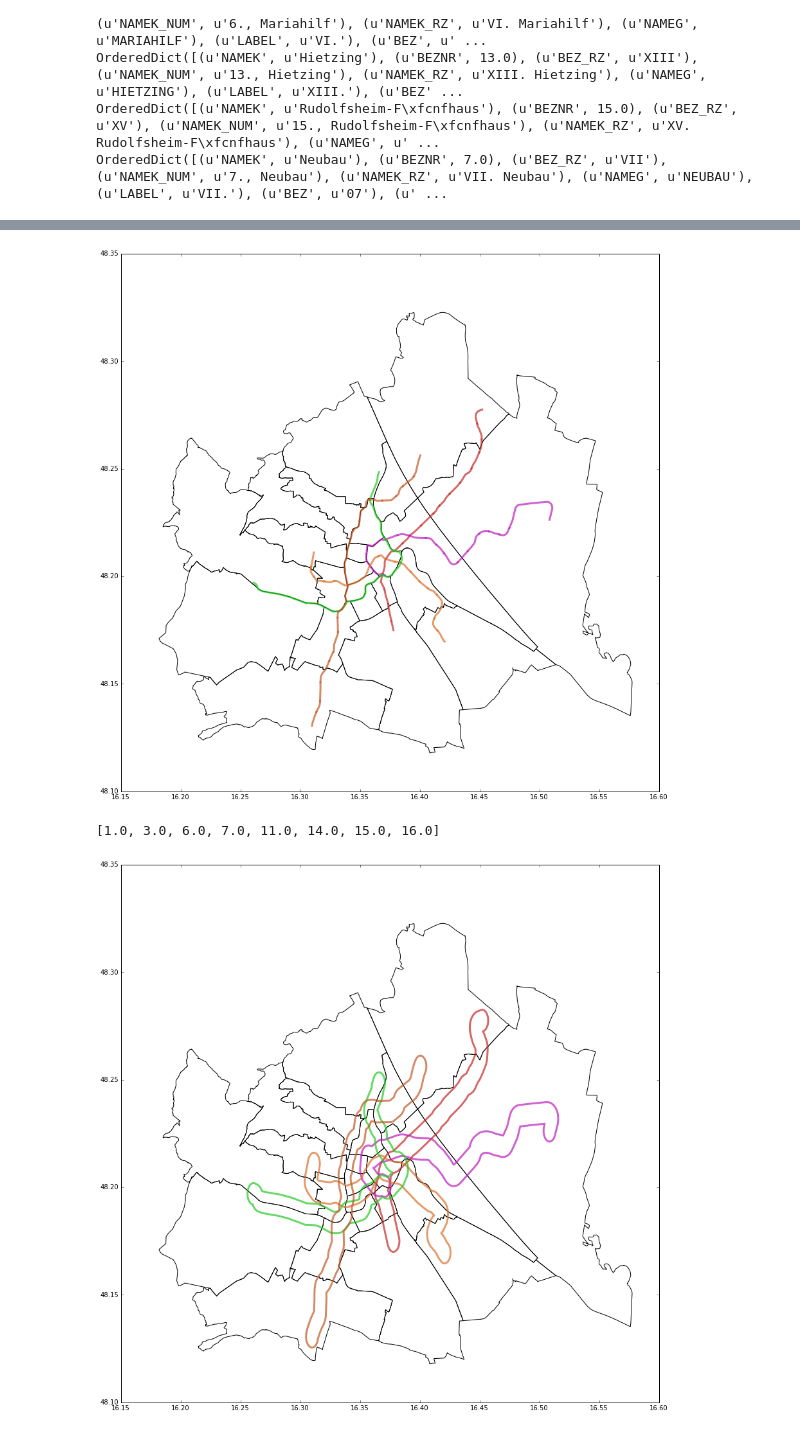
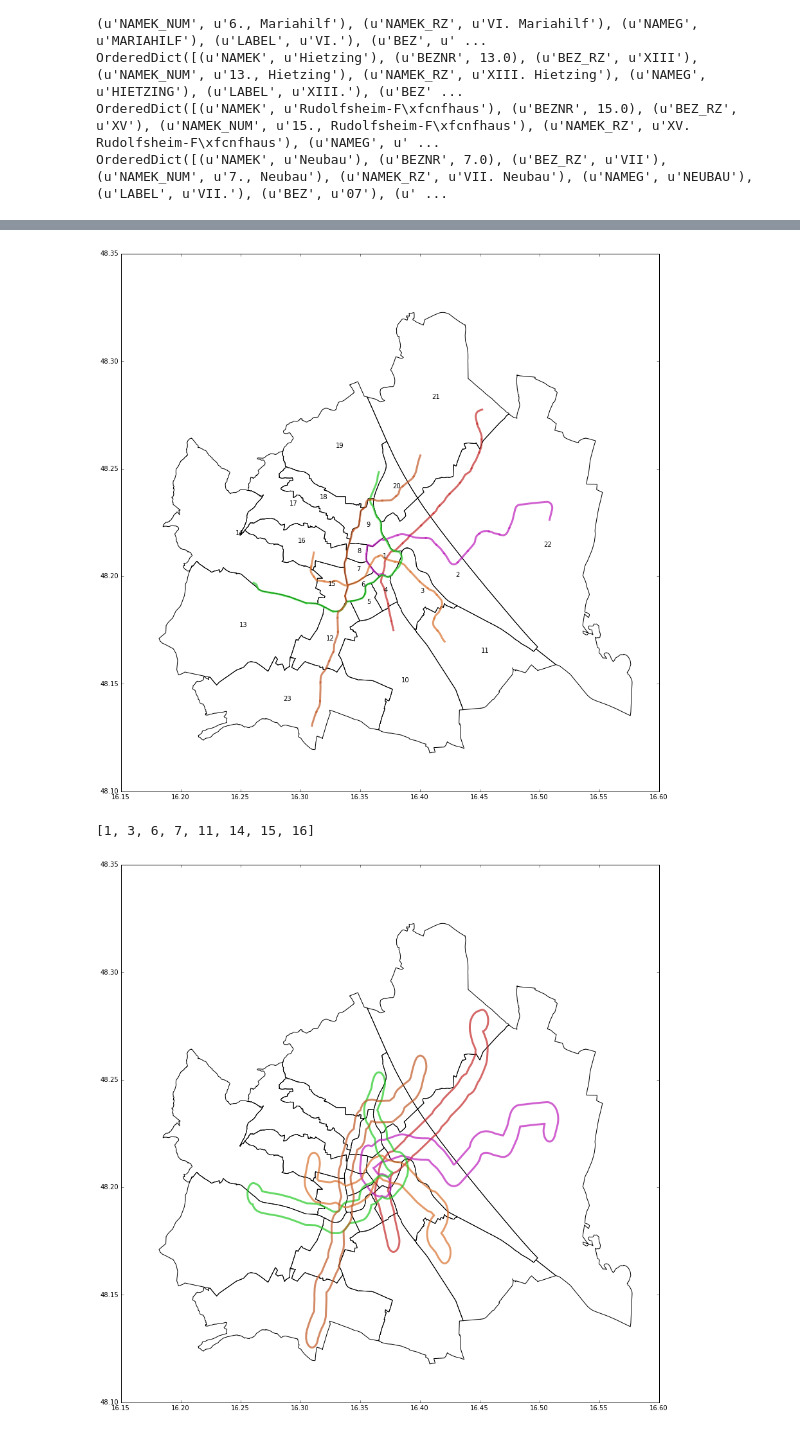
Before and after one commit to TUW-GEO-python-intro/slide-deck, a Jupyter notebook: 13-GDAL,OGR-vector/Wien-Ubahn.ipynb, the cells around one changed output, grey strips where cells are left out. Drawn from its saved outputs; the diff is of its cells as text; code cells hidden in the pictures.

```diff
--- a/13-GDAL,OGR-vector/Wien-Ubahn.ipynb
+++ b/13-GDAL,OGR-vector/Wien-Ubahn.ipynb
@@ -47,7 +52,7 @@ lcolors = {1.0: "#c32929",
            4.0: "#23c923",
            6.0: "#c15825"}
 # plot the stops
-fig = plt.figure(1)
+fig = plt.figure(figsize=(10,10))
 ax = fig.add_subplot(111)
 for line in linestops:
     xs = []
@@ -87,9 +92,9 @@ for line in fiona.open('UBAHN/UBAHNOGDLine.shp'):
 # %%
 lines = {}
-for line in[1.0, 2.0, 3.0, 4.0, 6.0]:
+for line in[1, 2, 3, 4, 6]:
     lines[line] = MultiLineString(
                     [shape(ml['geometry']) for ml in fiona.open('UBAHN/UBAHNOGDLine.shp')
-                    if ml['properties']['LINFO'] == line])
+                    if int(ml['properties']['LINFO']) == line])
 
-print lines
+pprint(lines)
 # %% [output]
@@ -133,9 +142,9 @@ OrderedDict([(u'NAMEK', u'Neubau'), (u'BEZNR', 7.0), (u'BEZ_RZ', u'VII'), (u'NAM
 # %%
 # Districts
 districts = {}
-# we can inspect the shapefile of the districts
+# load each district into a Polygon
 for district in fiona.open('Bezirke/BEZIRKSGRENZEOGDPolygon.shp'):
-    districts[district['properties']['BEZNR']] = Polygon(shape(district['geometry']))
+    districts[int(district['properties']['BEZNR'])] = Polygon(shape(district['geometry']))
 
-print districts
+pprint(districts)
 # %% [output]
@@ -143,30 +168,32 @@ print districts
 # %%
 # plot the districts as a background
 fig = plt.figure(figsize=(15,15))
 ax = fig.add_subplot(111)
 for nr in districts:
     x, y = districts[nr].exterior.xy
     ax.plot(x,y, color="#000000", linewidth=1, alpha=1, zorder=1)
+    xcent, ycent = districts[nr].exterior.centroid.xy
+    ax.text(xcent[0],ycent[0], nr)
 
 for line in lines:
     for ml in lines[line]:
         x, y = ml.xy
         ax.plot(x,y,color=lcolors[line], linewidth=3, alpha=0.7, zorder=2)
 plt.show()
 # %% [output]
-[figure, old version]
+[figure, new version]
 # %%
 # find out through which districts the U3 goes
 
 crosses = []
-u3 = lines[3.0]
+u3 = lines[3]
 for nr in districts:
     if u3.crosses(districts[nr]):
        crosses.append(nr)
 
 print(crosses)
 # %% [output]
-[1.0, 3.0, 6.0, 7.0, 11.0, 14.0, 15.0, 16.0]
+[1, 3, 6, 7, 11, 14, 15, 16]
 # %%
 # imagine you are afraid of metro lines and don't want a flat
 # near one.
```
Also changed, not shown: parts of 15 cells of this notebook, 4 other files.
